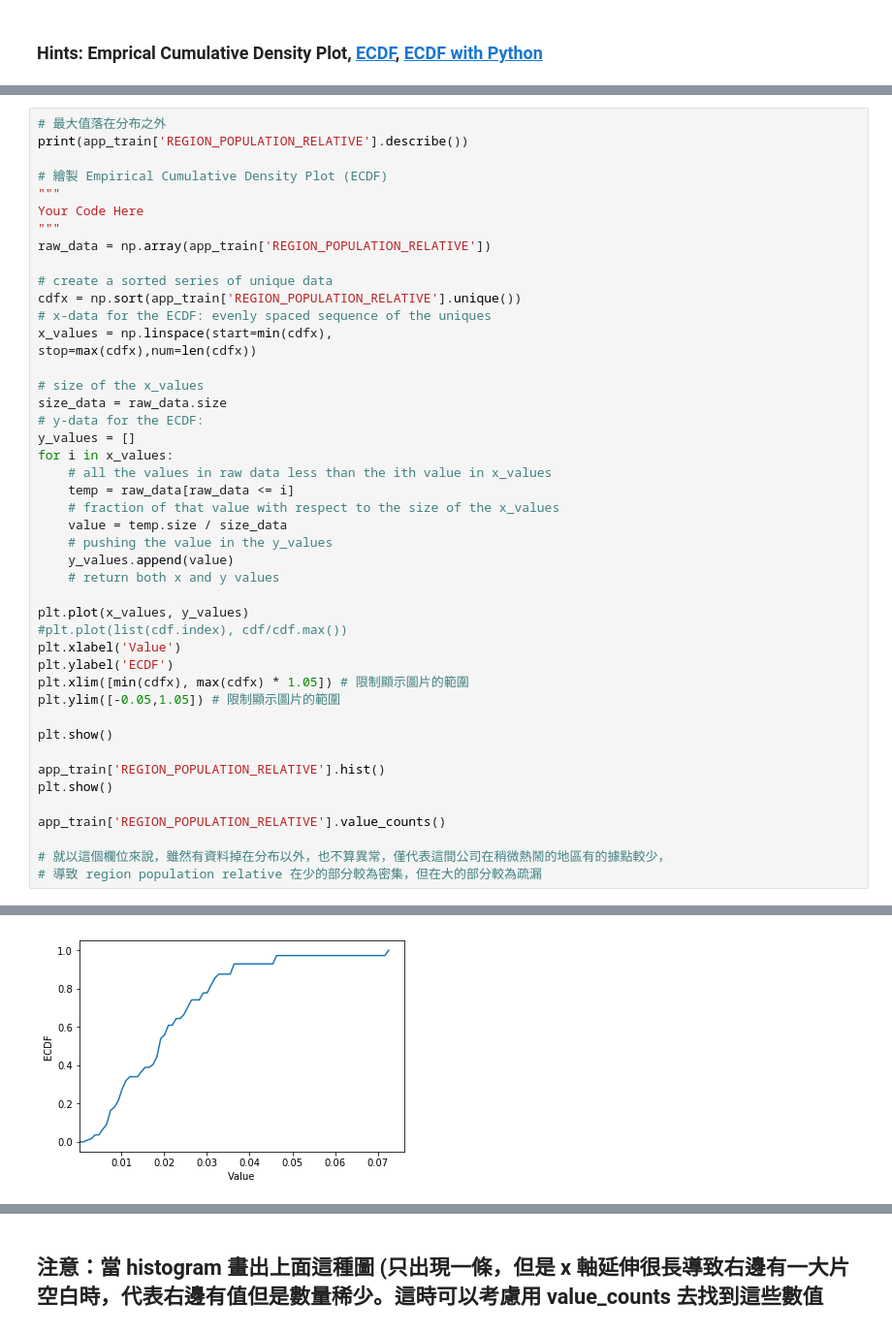
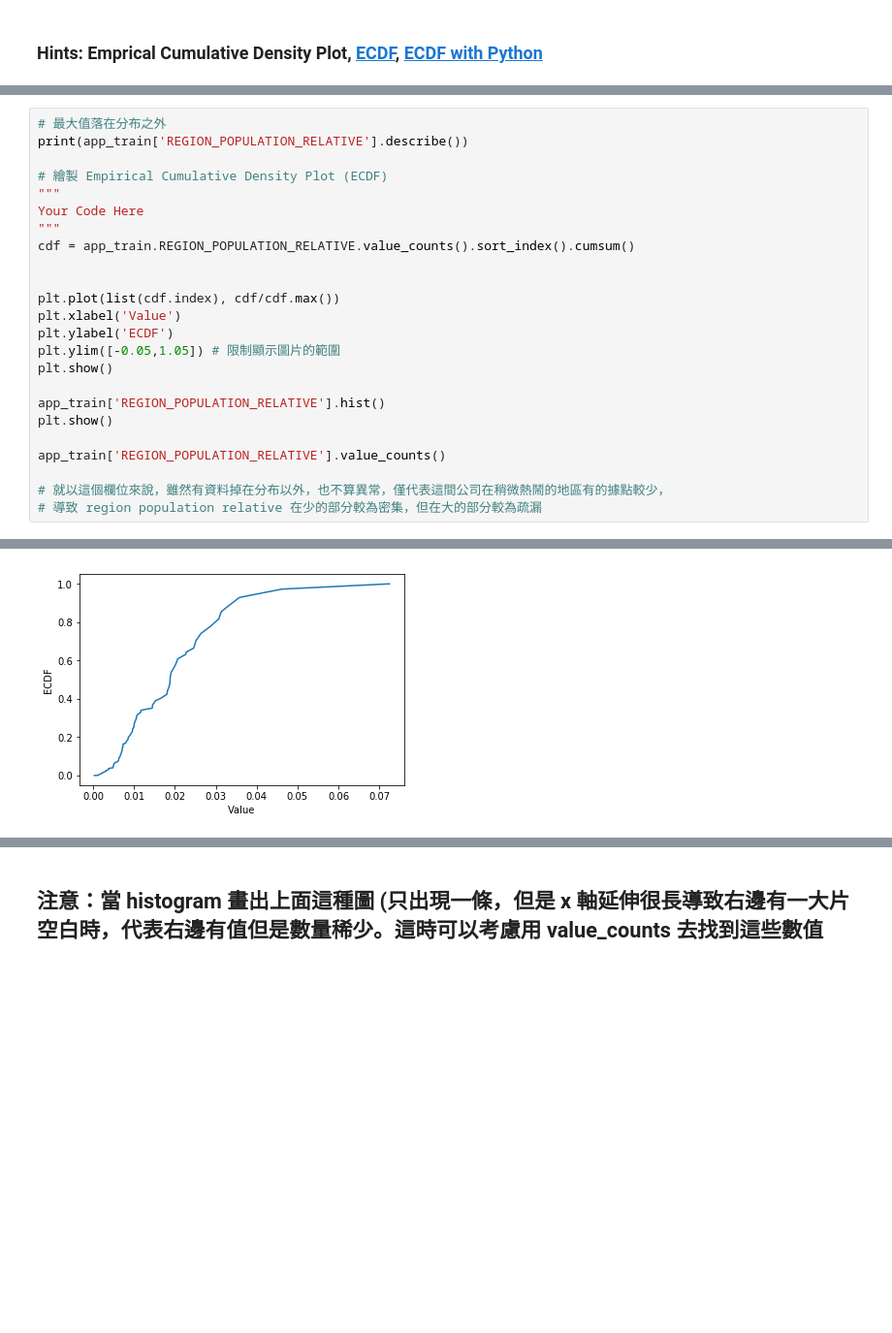
Before and after one commit to bettysmilehahaha/4th-ML100Days, a Jupyter notebook: homework/Day_009_HW.ipynb, the cells around one changed output, grey strips where cells are left out. Shown: that part at 97% size. Cells and saved outputs as stored; diff of their text form; blank space fills up the shorter version.

```diff
--- a/homework/Day_009_HW.ipynb
+++ b/homework/Day_009_HW.ipynb
@@ -146,57 +114,36 @@ Name: AMT_INCOME_TOTAL, dtype: float64
 print(app_train['REGION_POPULATION_RELATIVE'].describe())
 
 # 繪製 Empirical Cumulative Density Plot (ECDF)
 """
 Your Code Here
 """
-raw_data = np.array(app_train['REGION_POPULATION_RELATIVE'])
+cdf = app_train.REGION_POPULATION_RELATIVE.value_counts().sort_index().cumsum()
 
-# create a sorted series of unique data
-cdfx = np.sort(app_train['REGION_POPULATION_RELATIVE'].unique())
-# x-data for the ECDF: evenly spaced sequence of the uniques
-x_values = np.linspace(start=min(cdfx),
-stop=max(cdfx),num=len(cdfx))
 
-# size of the x_values
-size_data = raw_data.size
-# y-data for the ECDF:
-y_values = []
-for i in x_values:
-    # all the values in raw data less than the ith value in x_values
-    temp = raw_data[raw_data <= i]
-    # fraction of that value with respect to the size of the x_values
-    value = temp.size / size_data
-    # pushing the value in the y_values
-    y_values.append(value)
-    # return both x and y values
-
-plt.plot(x_values, y_values)
-#plt.plot(list(cdf.index), cdf/cdf.max())
+plt.plot(list(cdf.index), cdf/cdf.max())
 plt.xlabel('Value')
 plt.ylabel('ECDF')
-plt.xlim([min(cdfx), max(cdfx) * 1.05]) # 限制顯示圖片的範圍
 plt.ylim([-0.05,1.05]) # 限制顯示圖片的範圍
-
 plt.show()
 
 app_train['REGION_POPULATION_RELATIVE'].hist()
 plt.show()
 
 app_train['REGION_POPULATION_RELATIVE'].value_counts()
 
 # 就以這個欄位來說，雖然有資料掉在分布以外，也不算異常，僅代表這間公司在稍微熱鬧的地區有的據點較少，
 # 導致 region population relative 在少的部分較為密集，但在大的部分較為疏漏
 # %% [output]
 count    307511.000000
 mean          0.020868
 std           0.013831
 min           0.000290
 25%           0.010006
 50%           0.018850
 75%           0.028663
 max           0.072508
 Name: REGION_POPULATION_RELATIVE, dtype: float64
-[figure, old version]
+[figure, new version]
 [figure]
 0.035792    16408
 0.046220    13442
```
Also changed, not shown: parts of 3 cells of this notebook.
